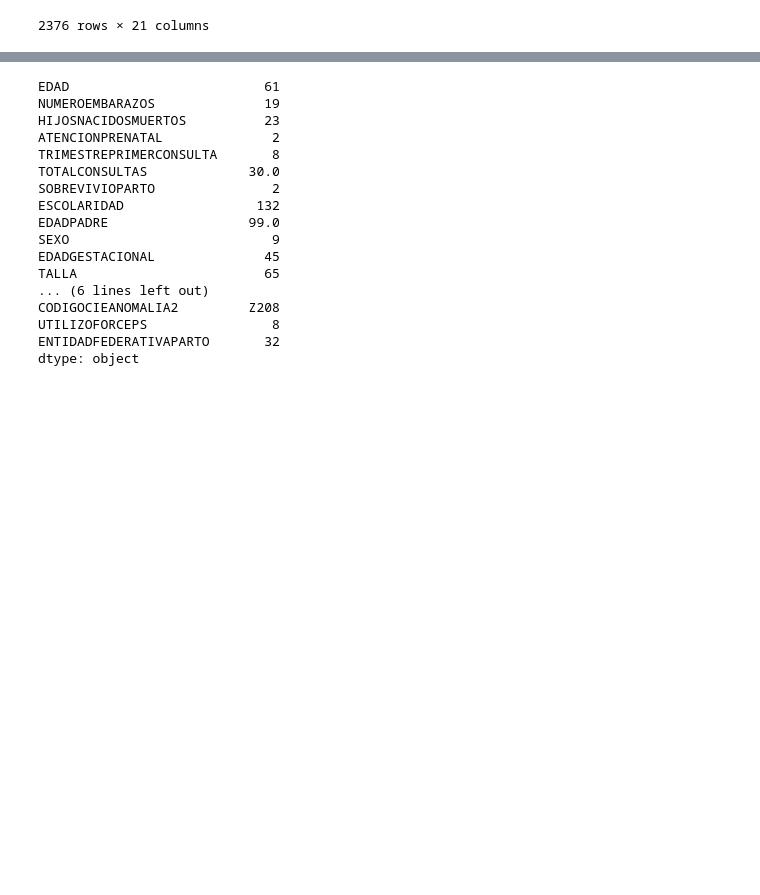
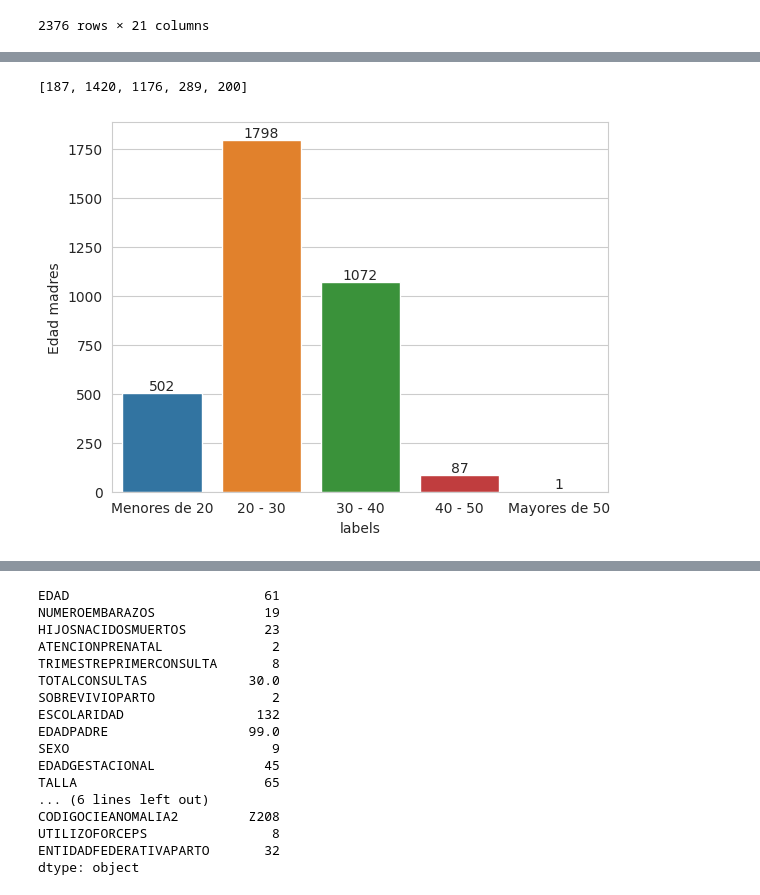
Before and after one commit to tlacloc/analisis-defunciones-nacimientos-2022, a Jupyter notebook: Analisis_Nacimientos.ipynb, the cells around one changed output, grey strips where cells are left out. Drawn from its saved outputs; the diff is of its cells as text; code cells hidden in the pictures; blank space fills up the shorter version.

```diff
--- a/Analisis_Nacimientos.ipynb
+++ b/Analisis_Nacimientos.ipynb
@@ -335,0 +438,38 @@ primer_anomalia_mc_df
+# %%
+etiqueta = 'EDADPADRE'
+edades_padres = [
+    len(mc_df[
+        mc_df[etiqueta] < 20
+    ]),
+    len(mc_df[
+        (mc_df[etiqueta] >= 20) & (mc_df[etiqueta] < 30)
+    ]),
+    len(mc_df[
+        (mc_df[etiqueta] >= 30) & (mc_df[etiqueta] < 40)
+    ]),
+    len(mc_df[
+        (mc_df[etiqueta] >= 40) & (mc_df[etiqueta] < 50)
+    ]),
+    len(mc_df[
+        mc_df[etiqueta] >= 50
+    ])
+]
+
+edades_padres
+# %% [output]
+[187, 1420, 1176, 289, 200]
+# %%
+labels = [
+    "Menores de 20",
+    "20 - 30",
+    "30 - 40",
+    "40 - 50",
+    "Mayores de 50"]
+
+edadesDF = pd.DataFrame({'Edad madres': edades_madres, 'Edad padres': edades_padres, 'labels': labels},
+                  index=labels)
+# %%
+ax = sns.barplot(edadesDF, y='Edad madres', x='labels', estimator="sum", errorbar=None)
+ax.bar_label(ax.containers[0], fontsize=10);
+# %% [output]
+[figure, added]
```
Also changed, not shown: parts of 26 cells of this notebook.
